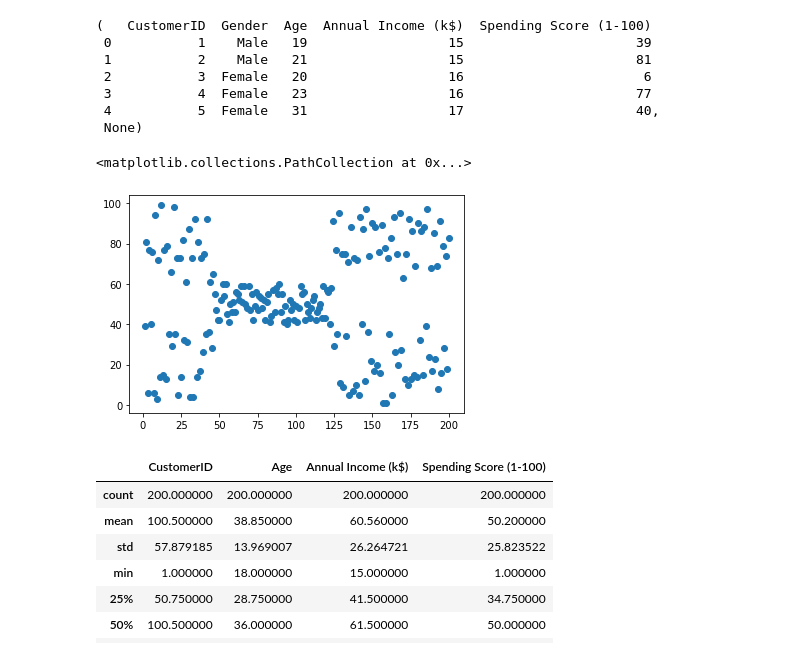
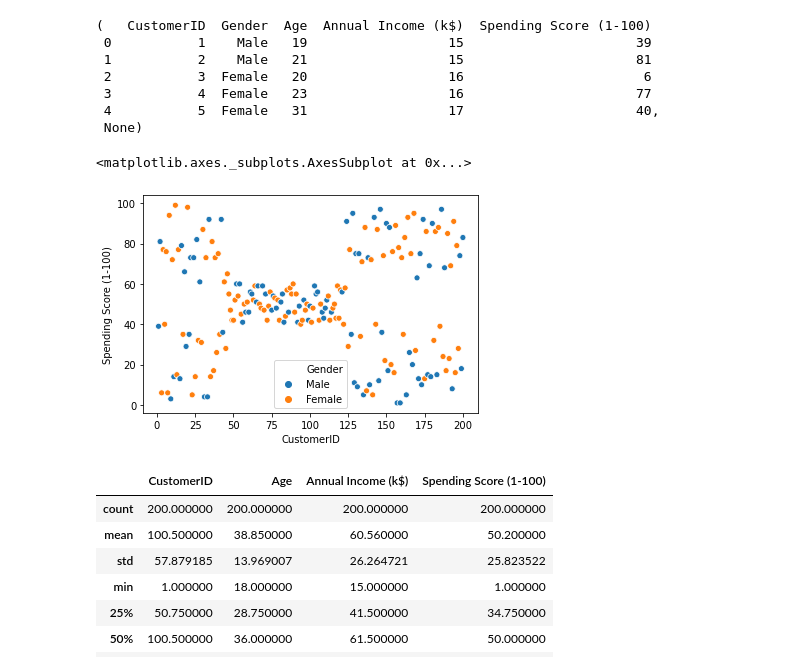
Before and after one commit to achatzia/Machine_Learning, a Jupyter notebook: ML_Customer_Segmentation.ipynb, the cells around one changed output. Saved outputs shown, nothing was run; the diff lists cells and outputs as text; code cells hidden in the pictures.

```diff
--- a/ML_Customer_Segmentation.ipynb
+++ b/ML_Customer_Segmentation.ipynb
@@ -34,10 +34,10 @@ memory usage: 7.1+ KB
  4           5  Female   31                  17                      40,
  None)
 # %%
-plt.scatter( df['CustomerID'], df['Spending Score (1-100)'])
+sns.scatterplot(x=df['CustomerID'], y=df['Spending Score (1-100)'], hue=df.Gender)
 # %% [output]
-<matplotlib.collections.PathCollection at 0x...>
+<matplotlib.axes._subplots.AxesSubplot at 0x...>
-[figure, old version]
+[figure, new version]
 # %%
 df.describe()
 # %% [output]
```
Also changed, not shown: parts of 34 cells of this notebook.
